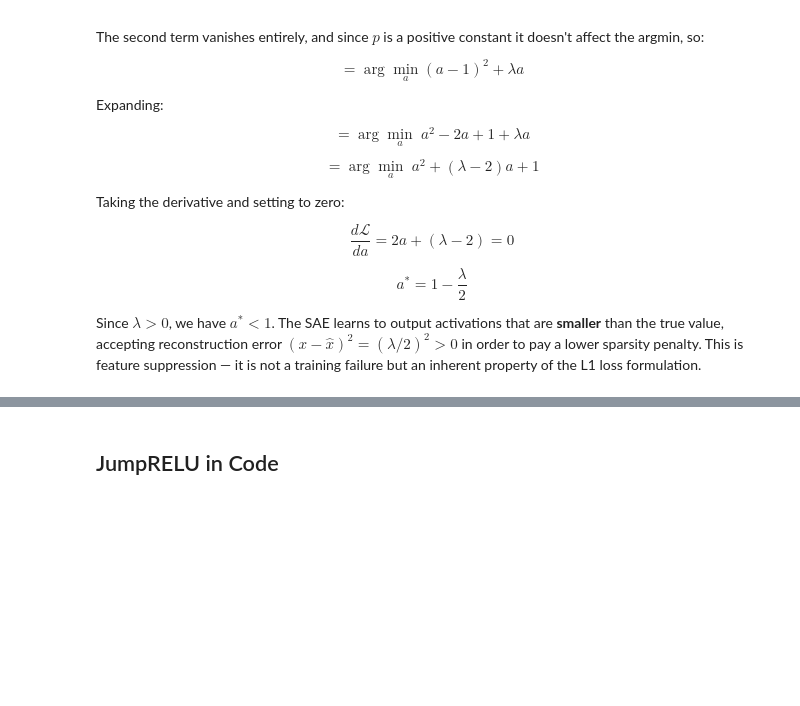
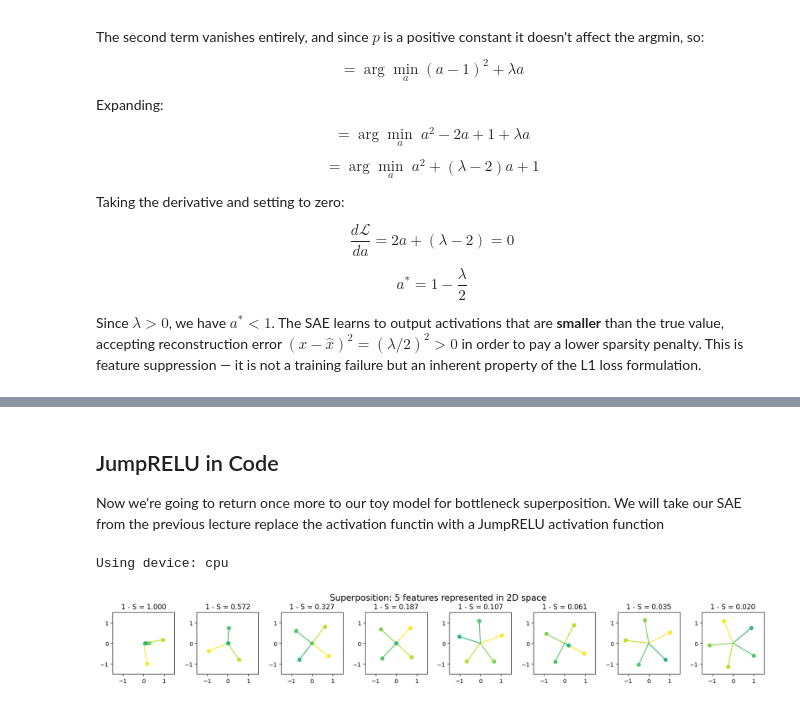
Before and after one commit to Jared-Junkin/705-771-circuit-tracing, a Jupyter notebook: circuit_tracing.ipynb, the cells around one changed output, grey strips where cells are left out. Saved outputs shown, nothing was run; the diff lists cells and outputs as text; code cells hidden in the pictures; blank space fills up the shorter version.

```diff
--- a/circuit_tracing.ipynb
+++ b/circuit_tracing.ipynb
@@ -137,3 +137,59 @@ Okay, so we know what we want our derivatives to be in expectation, but why does
 <img src="https://raw.githubusercontent.com/info-arena/ARENA_img/main/misc/jumprelu-2.png" width="620">
 # %% [markdown]
 ## JumpRELU in Code
+
+Now we're going to return once more to our toy model for bottleneck superposition. We will take our SAE from the previous lecture replace the activation functin with a JumpRELU activation function
+# %%
+import gc
+import itertools
+import os
+import random
+from tqdm.auto import tqdm
+import sys
+from collections import Counter, defaultdict
+from dataclasses import dataclass
+from functools import partial
+from pathlib import Path
+from typing import Any, Callable, Literal, TypeAlias
+from nnsight import LanguageModel
+# from dictionary_learning.dictionary_learning.dictionary import AutoEncoder
+import torch
+from IPython.display import clear_output
+from sae_lens import (
+    LanguageModelSAERunnerConfig,
+    LanguageModelSAETrainingRunner,
+    StandardTrainingSAEConfig,
+    LoggingConfig,
+)
+
+if torch.cuda.is_available():
+    device = "cuda"
+elif torch.backends.mps.is_available():
+    device = "mps"
+else:
+    device = "cpu"
+
+print("Using device:", device)
+os.environ["TOKENIZERS_PARALLELISM"] = "false"
+import torch.nn.functional as F
+import circuitsvis as cv
+import einops
+import numpy as np
+import pandas as pd
+import plotly.express as px
+import requests
+import torch as t
+from datasets import load_dataset
+from huggingface_hub import hf_hub_download
+from IPython.display import HTML, IFrame, display
+from jaxtyping import Float, Int
+from openai import OpenAI
+from rich import print as rprint
+from rich.table import Table
+# from plotly_utils import imshow, line
+import torch.nn as nn
+from torch import Tensor
+import utils
+from torch.distributions.categorical import Categorical
+# %% [output]
+Using device: cpu
@@ -139,0 +356,9 @@ Okay, so we know what we want our derivatives to be in expectation, but why does
+# %%
+utils.plot_features_in_2d(
+    model.W,
+    colors=model.importance,
+    title=f"Superposition: {cfg.n_features} features represented in 2D space",
+    subplot_titles=[f"1 - S = {i:.3f}" for i in feature_probability.squeeze()],
+)
+# %% [output]
+[figure, added]
```
Also changed, not shown: parts of 14 cells of this notebook, 3 other files.
